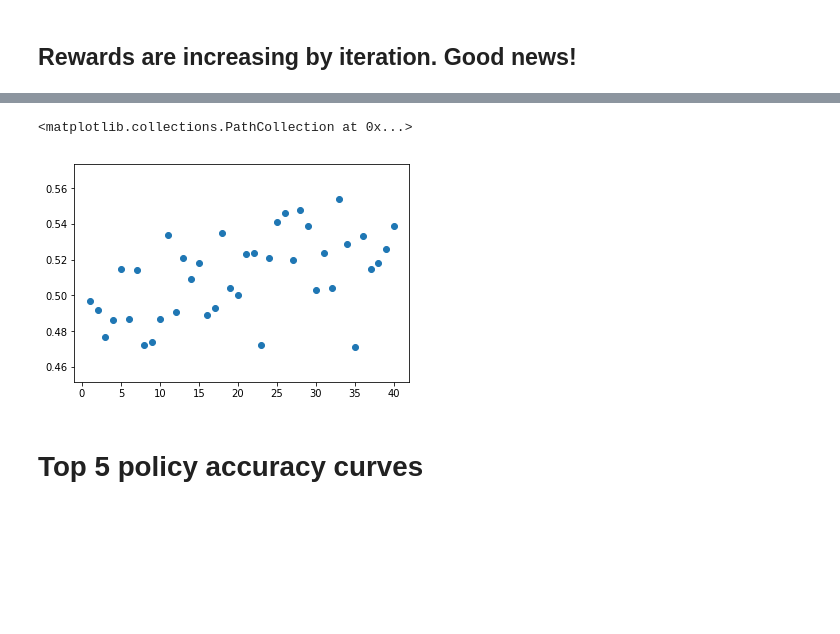
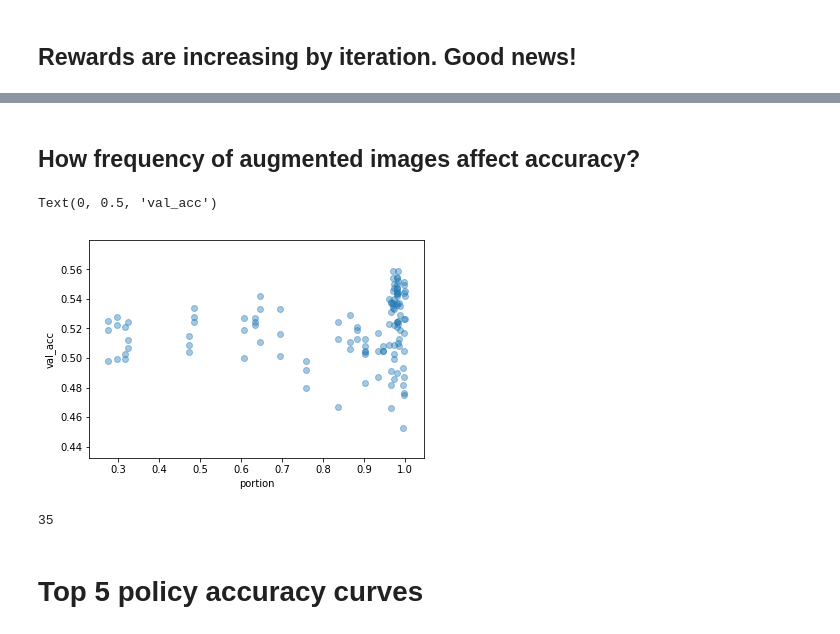
Before and after one commit to barisozmen/deepaugment, a Jupyter notebook: notebooks/result-analyses/01-BO-experiment-2019-02-04_01-40-ran-with-basicCNN-three-samples-for-each-iter-overfitting-examples.ipynb, the cells around one changed output, grey strips where cells are left out. Saved outputs shown, nothing was run; the diff lists cells and outputs as text; code cells hidden in the pictures; blank space fills up the shorter version.

```diff
--- a/notebooks/result-analyses/01-BO-experiment-2019-02-04_01-40-ran-with-basicCNN-three-samples-for-each-iter-overfitting-examples.ipynb
+++ b/notebooks/result-analyses/01-BO-experiment-2019-02-04_01-40-ran-with-basicCNN-three-samples-for-each-iter-overfitting-examples.ipynb
@@ -167,8 +171,21 @@ Text(-0.6493331481731968, 0.4510316130287898, 'pearson r:0.45, p:2.2e-07')
-# %%
-plt.scatter(score_df["trial_no"],score_df["reward"])
-# %% [output]
-<matplotlib.collections.PathCollection at 0x...>
-[figure, removed]
+# %% [markdown]
+## How frequency of augmented images affect accuracy?
+# %%
+df = (exp_df[exp_df["acc_overfit"]<0.05]
+         .sort_values("val_acc", ascending=False)
+         .drop_duplicates(["trial_no","sample_no"])
+     )[["portion","val_acc"]]
+
+plt.scatter(df["portion"], df["val_acc"], alpha=0.4)
+plt.xlabel("portion")
+plt.ylabel("val_acc")
+# %% [output]
+Text(0, 0.5, 'val_acc')
+[figure, added]
+# %%
+exp_df.drop_duplicates("trial_no")["portion"].unique().__len__()
+# %% [output]
+35
 # %% [markdown]
 # Top 5 policy accuracy curves
 # %%
```
Also changed, not shown: parts of 3 cells of this notebook.
